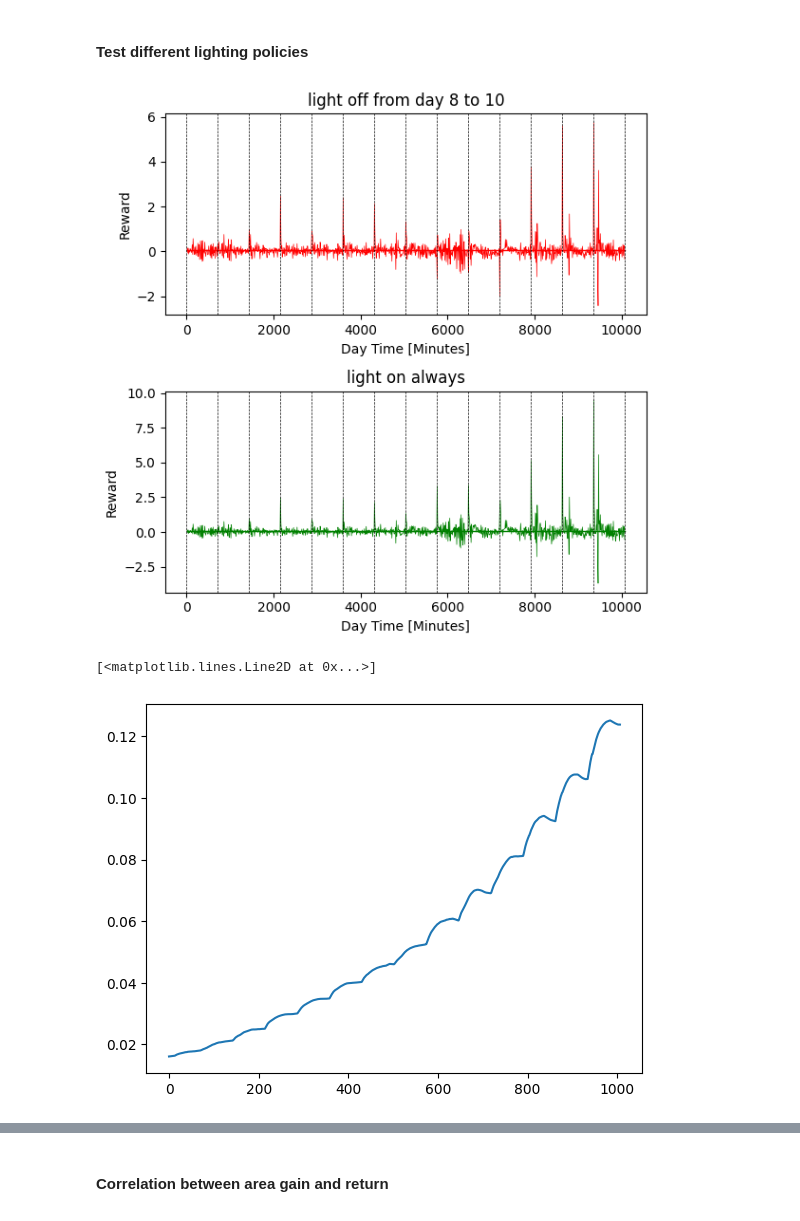
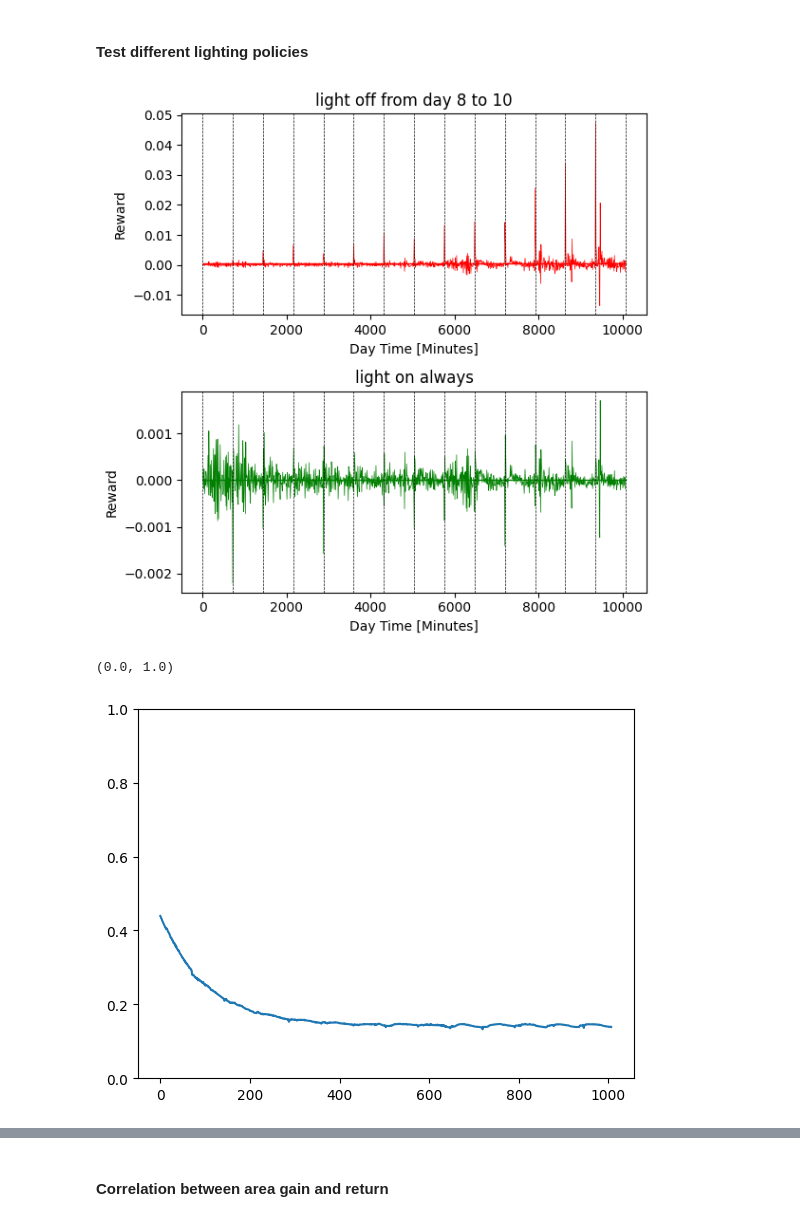
Before and after one commit to steventango/plant-rl, a Jupyter notebook: analysis/test_MultiPlantSim.ipynb, the cells around one changed output, grey strips where cells are left out. Cells and saved outputs as stored; diff of their text form; code cells hidden in the pictures.

Commit message:
update plantsim

```diff
--- a/analysis/test_MultiPlantSim.ipynb
+++ b/analysis/test_MultiPlantSim.ipynb
@@ -3,7 +3,7 @@ from environments.PlantSimulator import PlantSimulator
 import numpy as np
 import matplotlib.pyplot as plt
 # %%
-env = PlantSimulator(num_plants=48, lag=1, stride=1, last_day=14, trace_decay_rate=0.9)
+env = PlantSimulator(num_plants=48, outliers=0, lag=1, stride=1, last_day=14, trace_decay_rate=0.9)
 print(env.terminal_step)
 # %% [output]
 1007
@@ -14,43 +14,46 @@ COLORS = ['r', 'g']
 LABELS = ['light off from day 8 to 10', 'light on always']
 fig, ax = plt.subplots(2, 1, figsize=(6,6))
 
-policy1 = np.hstack([np.ones(int(env.steps_per_day*7)), np.zeros(int(env.steps_per_day*3)), np.ones(int(env.terminal_step-env.steps_per_day*3))])
-policy2 = np.ones(env.terminal_step)
+policy2 = np.zeros(env.terminal_step)
+segment = int(env.steps_per_day/6)
+policy1 = np.tile(np.hstack([np.ones(segment), 2*np.ones(segment), 3*np.ones(2*segment), 2*np.ones(segment), np.ones(segment)]), env.last_day)[:-1]
 policy = [policy1, policy2]
 
 for i in range(2):
     env.start()
     R = []  # reward
     State = []
     pol = policy[i]
     for _ in range(env.terminal_step):
         reward, next_state, done, info = env.step(int(pol[_]))
         R.append(reward)
         State.append(env.current_state)
 
     window_size = 1
     R = np.convolve(R, np.ones(window_size)/window_size, mode='valid')
 
     # Plot reward history
     ax[i].plot(np.arange(1, len(R)+1)*env.interval/60, R, color=COLORS[i], linewidth=0.5)
     ax[i].plot(np.arange(1, len(R)+1)*env.interval/60, np.ones(len(R))*np.mean(R), color=COLORS[i], linewidth=1)
     ax[i].set_title(LABELS[i])
     ax[i].set_xlabel('Day Time [Minutes]')
     ax[i].set_ylabel('Reward')
 
 for i in range(int(len(R)/env.steps_per_day)+2):
     ax[0].axvline(x = env.steps_per_day*i*env.interval/60, color='k', linestyle='--', linewidth=0.5)
     ax[1].axvline(x = env.steps_per_day*i*env.interval/60, color='k', linestyle='--', linewidth=0.5)
 
 fig.tight_layout()
 # %% [output]
-[figure, old version]
+[figure, new version]
 # %%
 State = np.array(State)
-plt.plot(State[:, 5])
+plt.plot(State[:,5])
+np.min(State[:,5])
+plt.ylim([0,1])
 # %% [output]
-[<matplotlib.lines.Line2D at 0x...>]
+(0.0, 1.0)
-[figure, old version]
+[figure, new version]
 # %%
 COLORS = ['r', 'g', 'b']
 off_prob = [1, 0.5, 0]
```
Also changed, not shown: parts of 2 cells of this notebook, 4 other files.
